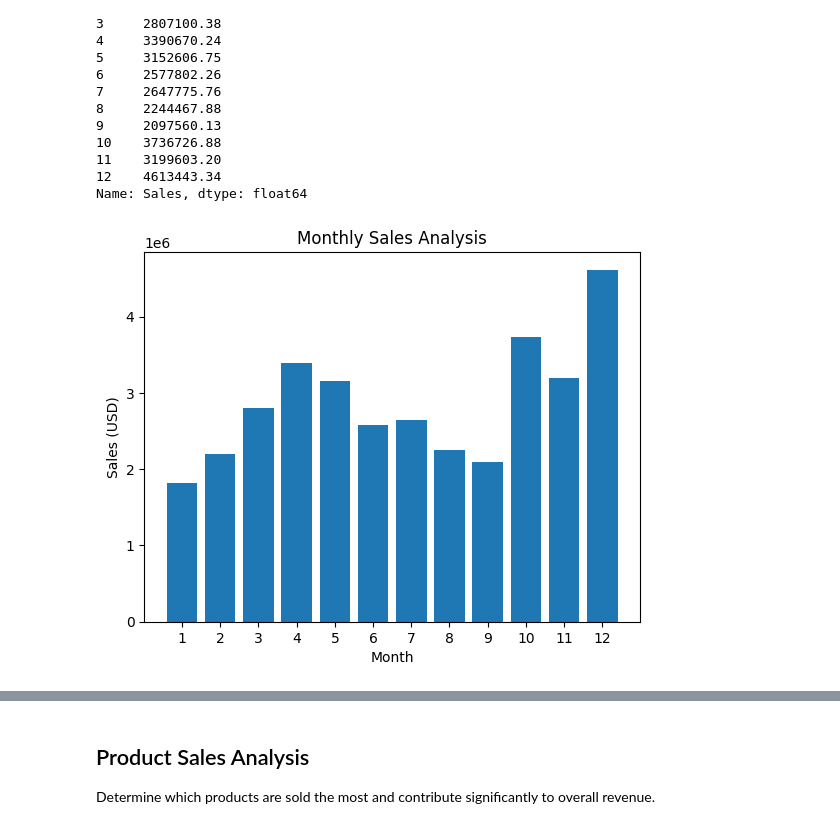
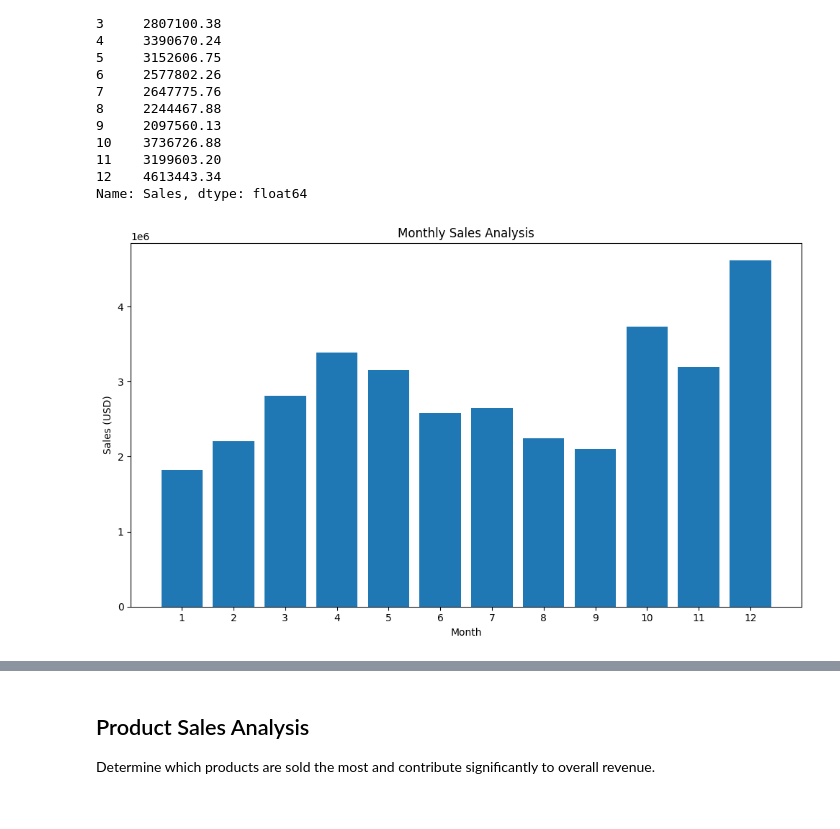
Before and after one commit to UrvashiPandey-04/Sales-Data-Analysis, a Jupyter notebook: notebooks/sales_analysis.ipynb, the cells around one changed output, grey strips where cells are left out. Cells and saved outputs as stored; diff of their text form; code cells hidden in the pictures.

Commit message:
Fixed visualization images

```diff
--- a/notebooks/sales_analysis.ipynb
+++ b/notebooks/sales_analysis.ipynb
@@ -121,15 +121,22 @@ Month
 12    4613443.34
 Name: Sales, dtype: float64
 # %%
-import matplotlib.pyplot as plt
+plt.figure(figsize=(10,6))
 
 months = range(1,13)
 
 plt.bar(months, monthly_sales)
+
 plt.xlabel("Month")
 plt.ylabel("Sales (USD)")
 plt.title("Monthly Sales Analysis")
+
 plt.xticks(months)
+
+plt.tight_layout()
+
+plt.savefig("../images/monthly_sales.png")   # save BEFORE show
+
 plt.show()
 # %% [output]
-[figure, old version]
+[figure, new version]
```
Also changed, not shown: parts of 1 cell of this notebook, 1 other file.
